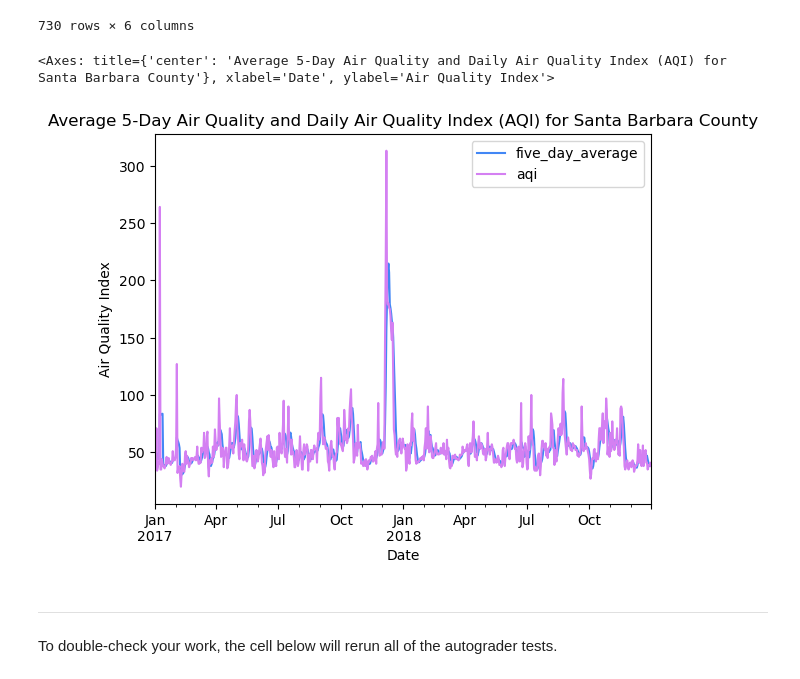
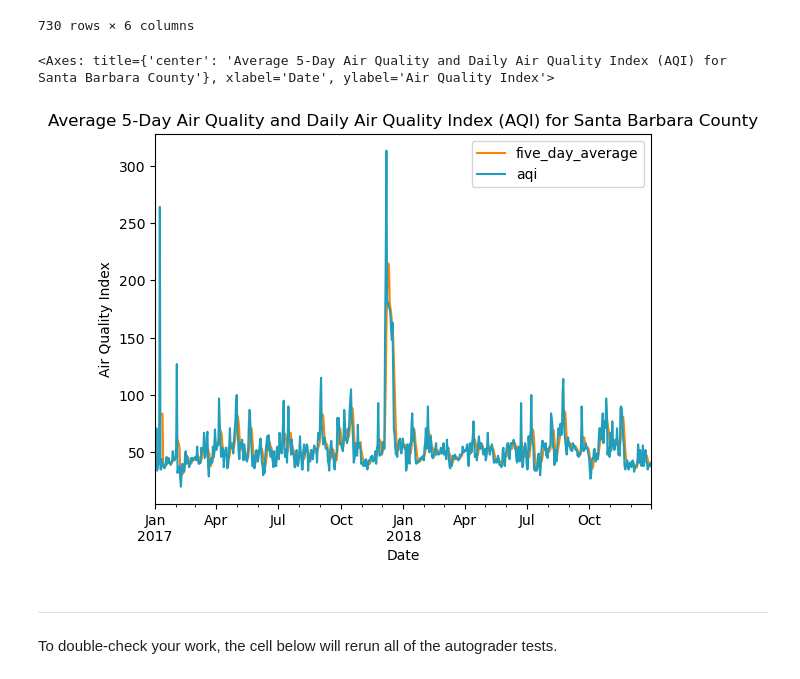
Before and after one commit to IsabellaSegarra/eds220-hwk2, a Jupyter notebook: task3/hwk2-task3-aqi.ipynb, the cells around one changed output. Saved outputs shown, nothing was run; the diff lists cells and outputs as text; code cells hidden in the pictures.

Commit message:
Updated final graph and code output for task 3.

```diff
--- a/task3/hwk2-task3-aqi.ipynb
+++ b/task3/hwk2-task3-aqi.ipynb
@@ -397,15 +434,15 @@ aqi_sb
 # %%
 
 aqi_sb.plot(kind = 'line',
            y = ['five_day_average', 'aqi'],
             xlabel='Date',
             ylabel='Air Quality Index',
             title = 'Average 5-Day Air Quality and Daily Air Quality Index (AQI) for Santa Barbara County',
-            color = {'five_day_average':'#4287f5',
-                 'aqi': '#d480f2'})
+            color = {'five_day_average':'#fb8500',
+                 'aqi': '#219ebc'})
 # %% [output]
 <Axes: title={'center': 'Average 5-Day Air Quality and Daily Air Quality Index (AQI) for Santa Barbara County'}, xlabel='Date', ylabel='Air Quality Index'>
-[figure, old version]
+[figure, new version]
 # %% [markdown]
 ---
 
```
Also changed, not shown: parts of 2 cells of this notebook.
